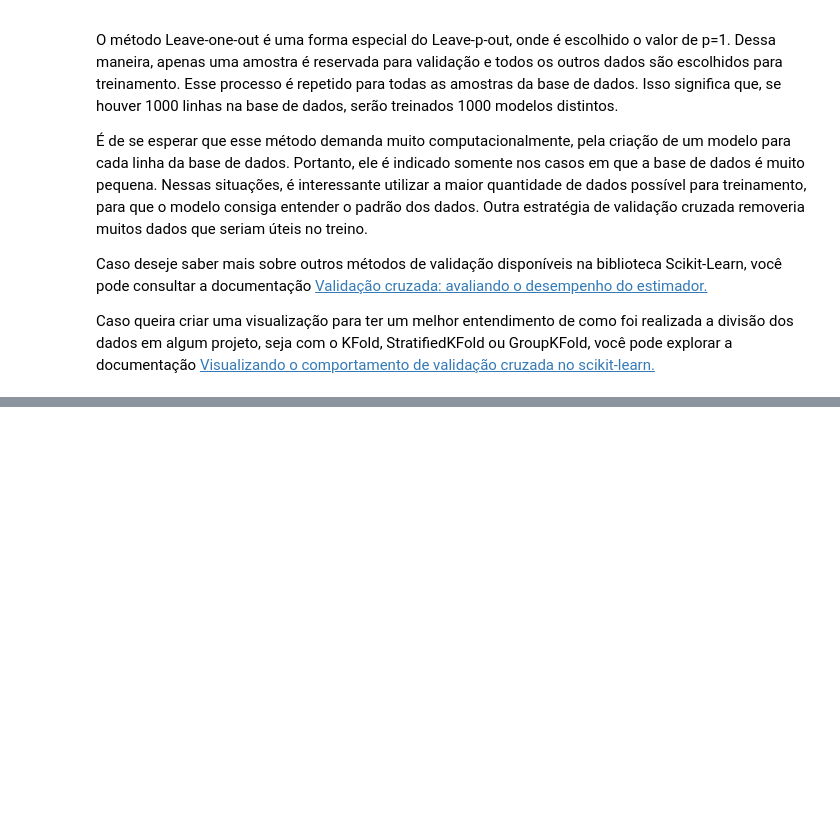
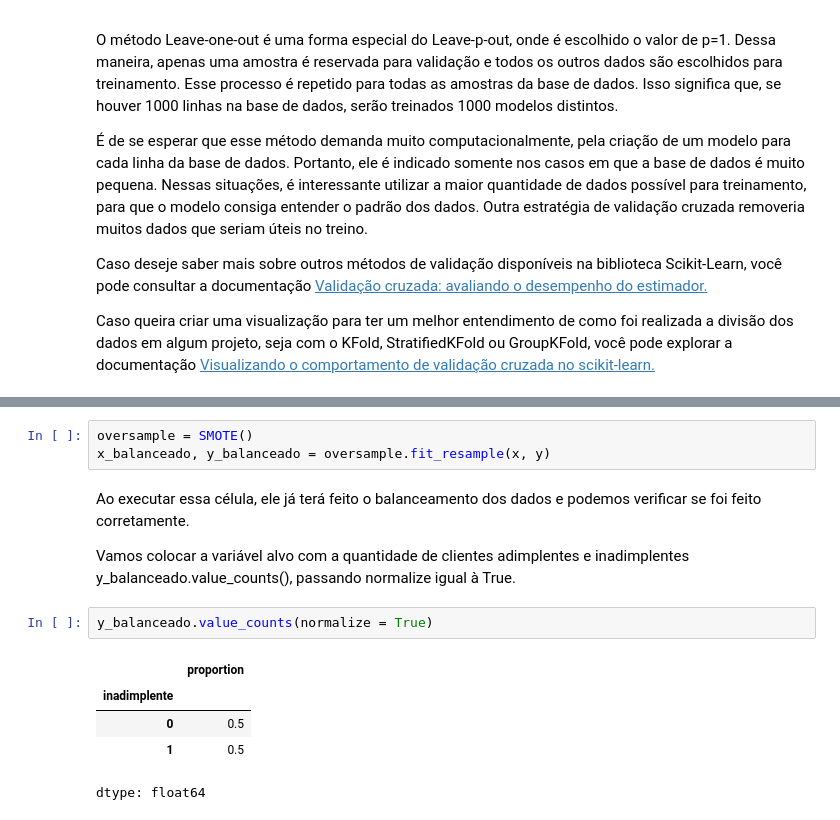
Before and after one commit to rafaelreisramos/oracle-one, a Jupyter notebook: classificacao-validacao-modelos-metricas-avaliacao/Classificacao-Validacaoo-e-metricas.ipynb, the cells around one changed output, grey strips where cells are left out. Saved outputs shown, nothing was run; the diff lists cells and outputs as text; blank space fills up the shorter version.

Commit message:
Balanceamento de dados

```diff
--- a/classificacao-validacao-modelos-metricas-avaliacao/Classificacao-Validacaoo-e-metricas.ipynb
+++ b/classificacao-validacao-modelos-metricas-avaliacao/Classificacao-Validacaoo-e-metricas.ipynb
@@ -959,0 +994,15 @@ Caso queira criar uma visualização para ter um melhor entendimento de como foi
+# %%
+oversample = SMOTE()
+x_balanceado, y_balanceado = oversample.fit_resample(x, y)
+# %% [markdown]
+Ao executar essa célula, ele já terá feito o balanceamento dos dados e podemos verificar se foi feito corretamente.
+
+Vamos colocar a variável alvo com a quantidade de clientes adimplentes e inadimplentes y_balanceado.value_counts(), passando normalize igual à True.
+# %%
+y_balanceado.value_counts(normalize = True)
+# %% [output]
+|  | proportion |
+| inadimplente |  |
+| 0 | 0.5 |
+| 1 | 0.5 |
+dtype: float64
```
Also changed, not shown: parts of 55 cells of this notebook.
